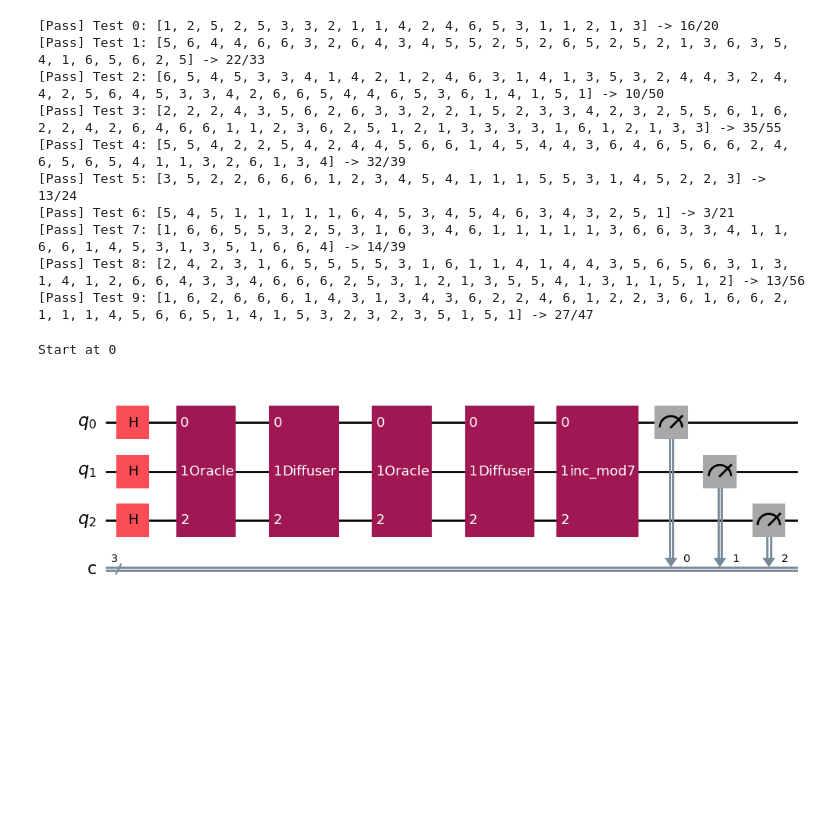
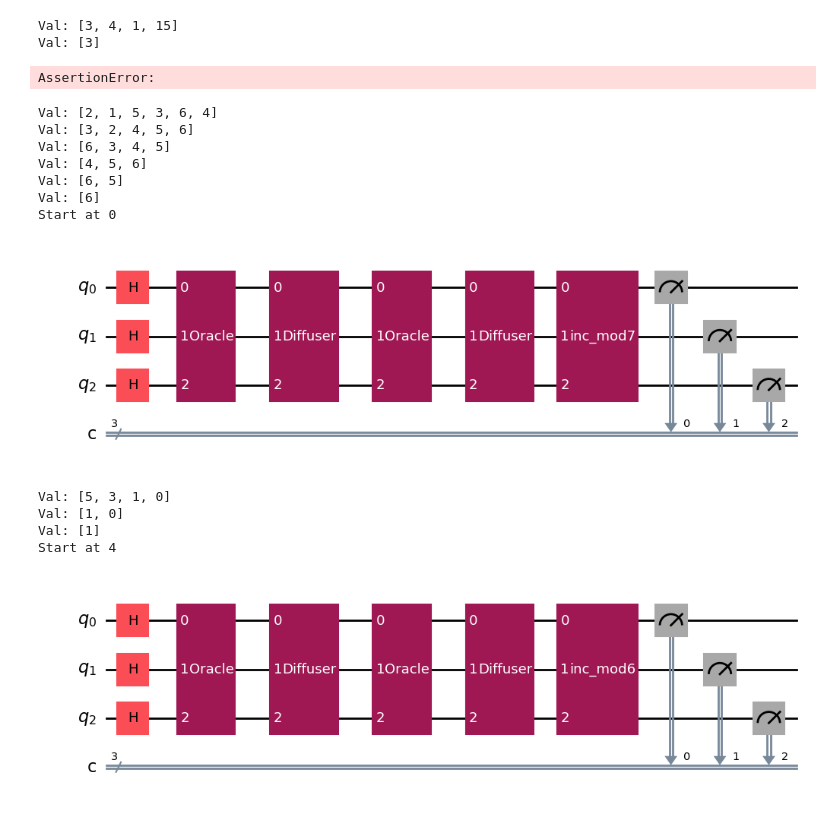
Before and after one commit to kagamirudo/Quantum-Research-2024, a Jupyter notebook: Week 24/LMSR_Q.ipynb, the cells around one changed output. Drawn from its saved outputs; the diff is of its cells as text; code cells hidden in the pictures; blank space fills up the shorter version.

```diff
--- a/Week 24/LMSR_Q.ipynb
+++ b/Week 24/LMSR_Q.ipynb
@@ -435,11 +565,11 @@ def test_lmsr_property_random():
     check that the LMSR index yields the lexicographically minimal rotation.
     """
     # random.seed(45)
-    for test in range(10):
+    for test in range(3):
         # Generate a random list length between 5 and 15
         length = random.randint(20, 60)
         L = [random.randint(1, 6) for _ in range(length)]
-        idx = LMSR_Q(L)
+        idx = LMSR_Q(L, ver=2)
         # Must be valid index
         assert 0 <= idx < len(L)
         # Check the lexicographic minimality property
@@ -455,24 +585,35 @@ def test_lmsr_property_random():
             # raise
 
 
-# test_lmsr_basic_cases()
-test_lmsr_property_random()
+test_lmsr_basic_cases()
+# test_lmsr_property_random()
 # %% [output]
-[Pass] Test 0: [1, 2, 5, 2, 5, 3, 3, 2, 1, 1, 4, 2, 4, 6, 5, 3, 1, 1, 2, 1, 3] -> 16/20
-[Pass] Test 1: [5, 6, 4, 4, 6, 6, 3, 2, 6, 4, 3, 4, 5, 5, 2, 5, 2, 6, 5, 2, 5, 2, 1, 3, 6, 3, 5, 4, 1, 6, 5, 6, 2, 5] -> 22/33
-[Pass] Test 2: [6, 5, 4, 5, 3, 3, 4, 1, 4, 2, 1, 2, 4, 6, 3, 1, 4, 1, 3, 5, 3, 2, 4, 4, 3, 2, 4, 4, 2, 5, 6, 4, 5, 3, 3, 4, 2, 6, 6, 5, 4, 4, 6, 5, 3, 6, 1, 4, 1, 5, 1] -> 10/50
-[Pass] Test 3: [2, 2, 2, 4, 3, 5, 6, 2, 6, 3, 3, 2, 2, 1, 5, 2, 3, 3, 4, 2, 3, 2, 5, 5, 6, 1, 6, 2, 2, 4, 2, 6, 4, 6, 6, 1, 1, 2, 3, 6, 2, 5, 1, 2, 1, 3, 3, 3, 3, 1, 6, 1, 2, 1, 3, 3] -> 35/55
-[Pass] Test 4: [5, 5, 4, 2, 2, 5, 4, 2, 4, 4, 5, 6, 6, 1, 4, 5, 4, 4, 3, 6, 4, 6, 5, 6, 6, 2, 4, 6, 5, 6, 5, 4, 1, 1, 3, 2, 6, 1, 3, 4] -> 32/39
-[Pass] Test 5: [3, 5, 2, 2, 6, 6, 6, 1, 2, 3, 4, 5, 4, 1, 1, 1, 5, 5, 3, 1, 4, 5, 2, 2, 3] -> 13/24
-[Pass] Test 6: [5, 4, 5, 1, 1, 1, 1, 1, 6, 4, 5, 3, 4, 5, 4, 6, 3, 4, 3, 2, 5, 1] -> 3/21
-[Pass] Test 7: [1, 6, 6, 5, 5, 3, 2, 5, 3, 1, 6, 3, 4, 6, 1, 1, 1, 1, 1, 3, 6, 6, 3, 3, 4, 1, 1, 6, 6, 1, 4, 5, 3, 1, 3, 5, 1, 6, 6, 4] -> 14/39
-[Pass] Test 8: [2, 4, 2, 3, 1, 6, 5, 5, 5, 5, 3, 1, 6, 1, 1, 4, 1, 4, 4, 3, 5, 6, 5, 6, 3, 1, 3, 1, 4, 1, 2, 6, 6, 4, 3, 3, 4, 6, 6, 6, 2, 5, 3, 1, 2, 1, 3, 5, 5, 4, 1, 3, 1, 1, 5, 1, 2] -> 13/56
-[Pass] Test 9: [1, 6, 2, 6, 6, 6, 1, 4, 3, 1, 3, 4, 3, 6, 2, 2, 4, 6, 1, 2, 2, 3, 6, 1, 6, 6, 2, 1, 1, 1, 4, 5, 6, 6, 5, 1, 4, 1, 5, 3, 2, 3, 2, 3, 5, 1, 5, 1] -> 27/47
+Val: [3, 4, 1, 15]
+Val: [3]
+AssertionError:
 # %%
 L = [1, 1, 1, 1, 1, 1, 2]
-res, qc = LMSR_Q(L, print_qc=True)
+res, qc = LMSR_Q(L, print_qc=True, ver=2)
 print(f'Start at {res}')
 qc.draw(output="mpl", scale=1)
 # %% [output]
+Val: [2, 1, 5, 3, 6, 4]
+Val: [3, 2, 4, 5, 6]
+Val: [6, 3, 4, 5]
+Val: [4, 5, 6]
+Val: [6, 5]
+Val: [6]
 Start at 0
 [figure]
+# %%
+L = [1, 1, 1, 1, 1, 1, 2]
+L = [1, 3, 1, 4, 1, 1]
+res, qc = LMSR_Q(L, print_qc=True, ver=2)
+print(f'Start at {res}')
+qc.draw(output="mpl", scale=1)
+# %% [output]
+Val: [5, 3, 1, 0]
+Val: [1, 0]
+Val: [1]
+Start at 4
+[figure, added]
```
Also changed, not shown: parts of 3 cells of this notebook, 2 other files.
